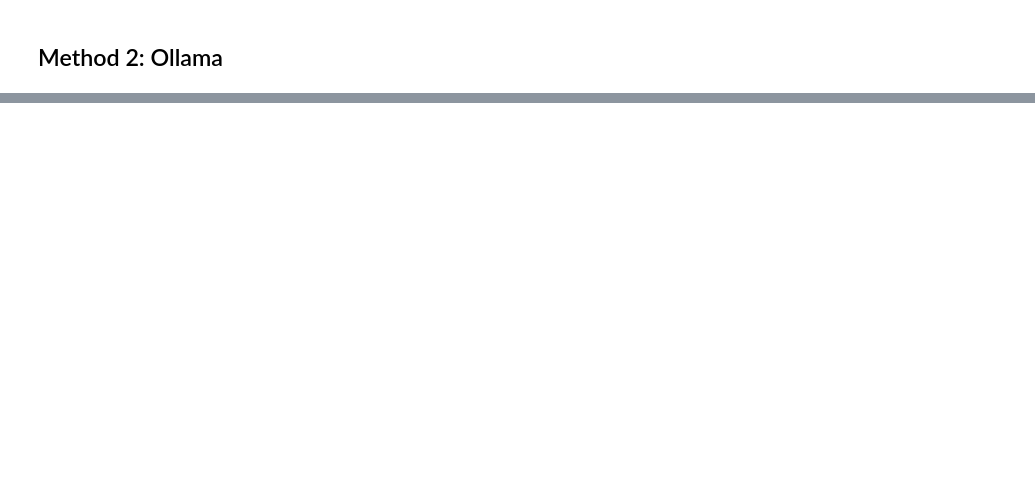
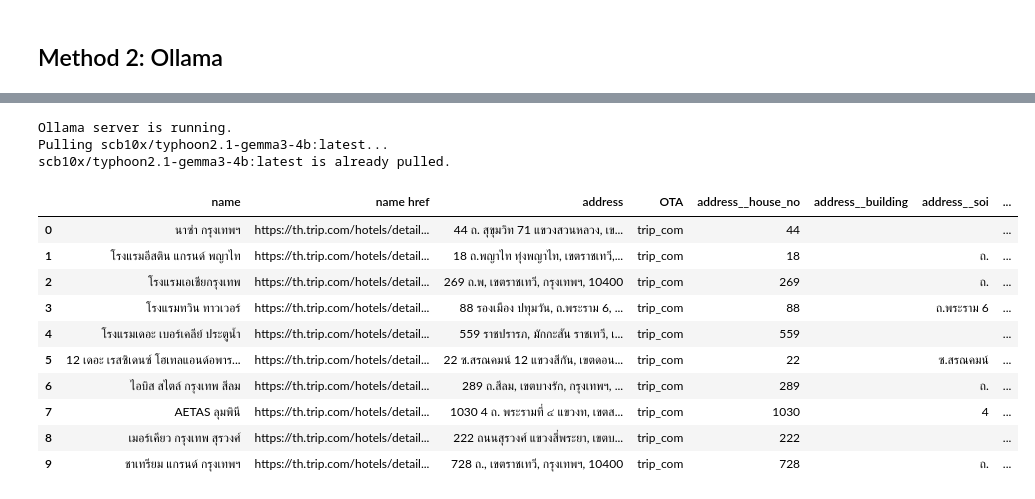
Before and after one commit to Thanrada2024/illegal_accommodation, a Jupyter notebook: DS_task.ipynb, the cells around one changed output, grey strips where cells are left out. Saved outputs shown, nothing was run; the diff lists cells and outputs as text; code cells hidden in the pictures; blank space fills up the shorter version.

```diff
--- a/DS_task.ipynb
+++ b/DS_task.ipynb
@@ -529,0 +928,20 @@ ReadTimeout: HTTPConnectionPool(host='localhost', port=11434): Read timed out. (
+# %%
+
+# Test with only the first 10 rows
+OTA_df_ex = extract_addresses_hotel(OTA_df.head(10), addr_col="address")
+display(OTA_df_ex.head(10)) # Display all 10 rows for verification
+# %% [output]
+Ollama server is running.
+Pulling scb10x/typhoon2.1-gemma3-4b:latest...
+scb10x/typhoon2.1-gemma3-4b:latest is already pulled.
+|  | name | name href | address | OTA | address__house_no | address__building | address__soi | ... |
+| 0 | นาซ่า กรุงเทพฯ | https://th.trip.com/hotels/detail... | 44 ถ. สุขุมวิท 71 แขวงสวนหลวง, เข... | trip_com | 44 |  |  | ... |
+| 1 | โรงแรมอีสติน แกรนด์ พญาไท | https://th.trip.com/hotels/detail... | 18 ถ.พญาไท ทุ่งพญาไท, เขตราชเทวี,... | trip_com | 18 |  | ถ. | ... |
+| 2 | โรงแรมเอเชียกรุงเทพ | https://th.trip.com/hotels/detail... | 269 ถ.พ, เขตราชเทวี, กรุงเทพฯ, 10400 | trip_com | 269 |  | ถ. | ... |
+| 3 | โรงแรมทวิน ทาวเวอร์ | https://th.trip.com/hotels/detail... | 88 รองเมือง ปทุมวัน, ถ.พระราม 6, ... | trip_com | 88 |  | ถ.พระราม 6 | ... |
+| 4 | โรงแรมเดอะ เบอร์เคลีย์ ประตูน้ำ | https://th.trip.com/hotels/detail... | 559 ราชปรารภ, มักกะสัน ราชเทวี, เ... | trip_com | 559 |  |  | ... |
+| 5 | 12 เดอะ เรสซิเดนซ์ โฮเทลแอนด์อพาร... | https://th.trip.com/hotels/detail... | 22 ซ.สรณคมน์ 12 แขวงสีกัน, เขตดอน... | trip_com | 22 |  | ซ.สรณคมน์ | ... |
+| 6 | ไอบิส สไตล์ กรุงเทพ สีลม | https://th.trip.com/hotels/detail... | 289 ถ.สีลม, เขตบางรัก, กรุงเทพฯ, ... | trip_com | 289 |  | ถ. | ... |
+| 7 | AETAS ลุมพินี | https://th.trip.com/hotels/detail... | 1030 4 ถ. พระรามที่ ๔ แขวงท, เขตส... | trip_com | 1030 |  | 4 | ... |
+| 8 | เมอร์เคียว กรุงเทพ สุรวงศ์ | https://th.trip.com/hotels/detail... | 222 ถนนสุรวงศ์ แขวงสี่พระยา, เขตบ... | trip_com | 222 |  |  | ... |
+| 9 | ชาเทรียม แกรนด์ กรุงเทพฯ | https://th.trip.com/hotels/detail... | 728 ถ., เขตราชเทวี, กรุงเทพฯ, 10400 | trip_com | 728 |  | ถ. | ... |
```
Also changed, not shown: parts of 17 cells of this notebook.
